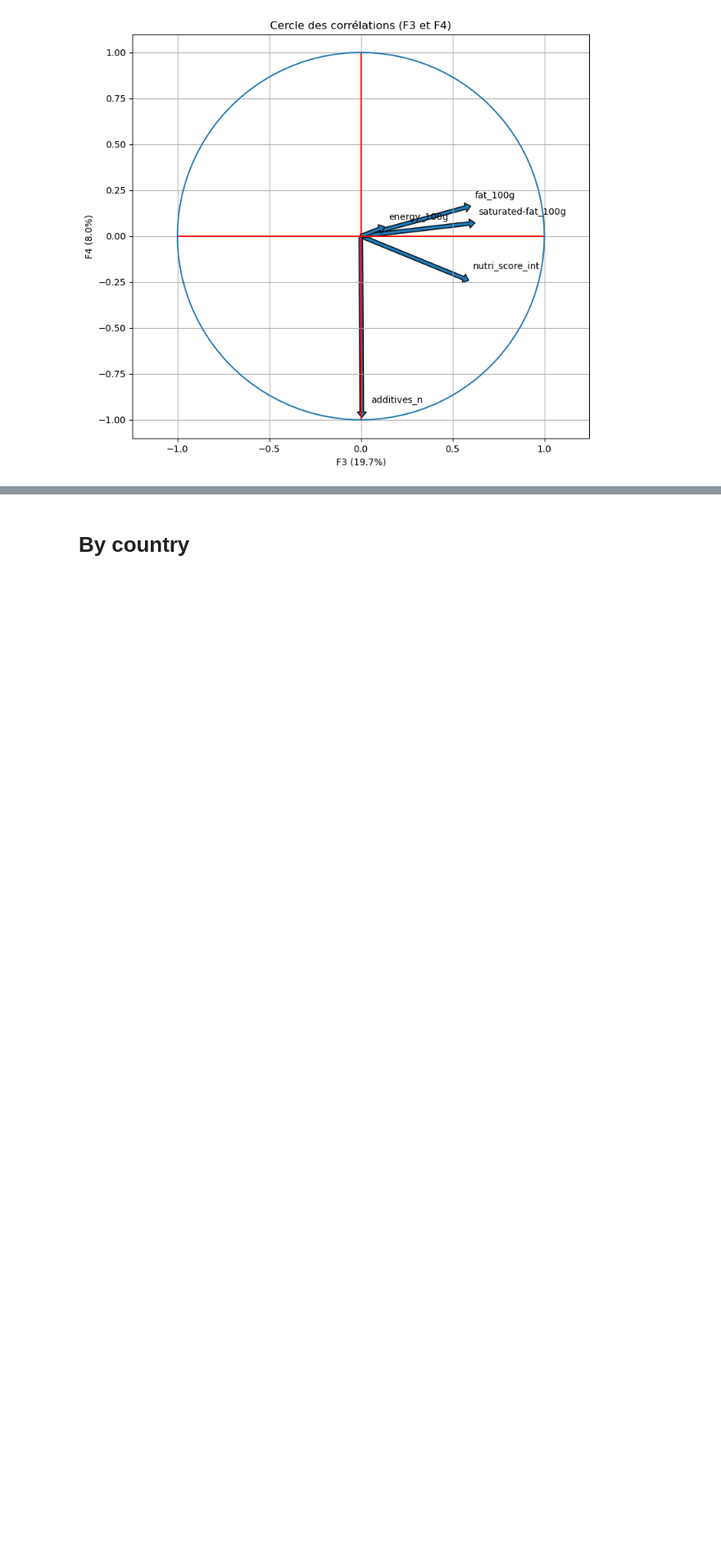
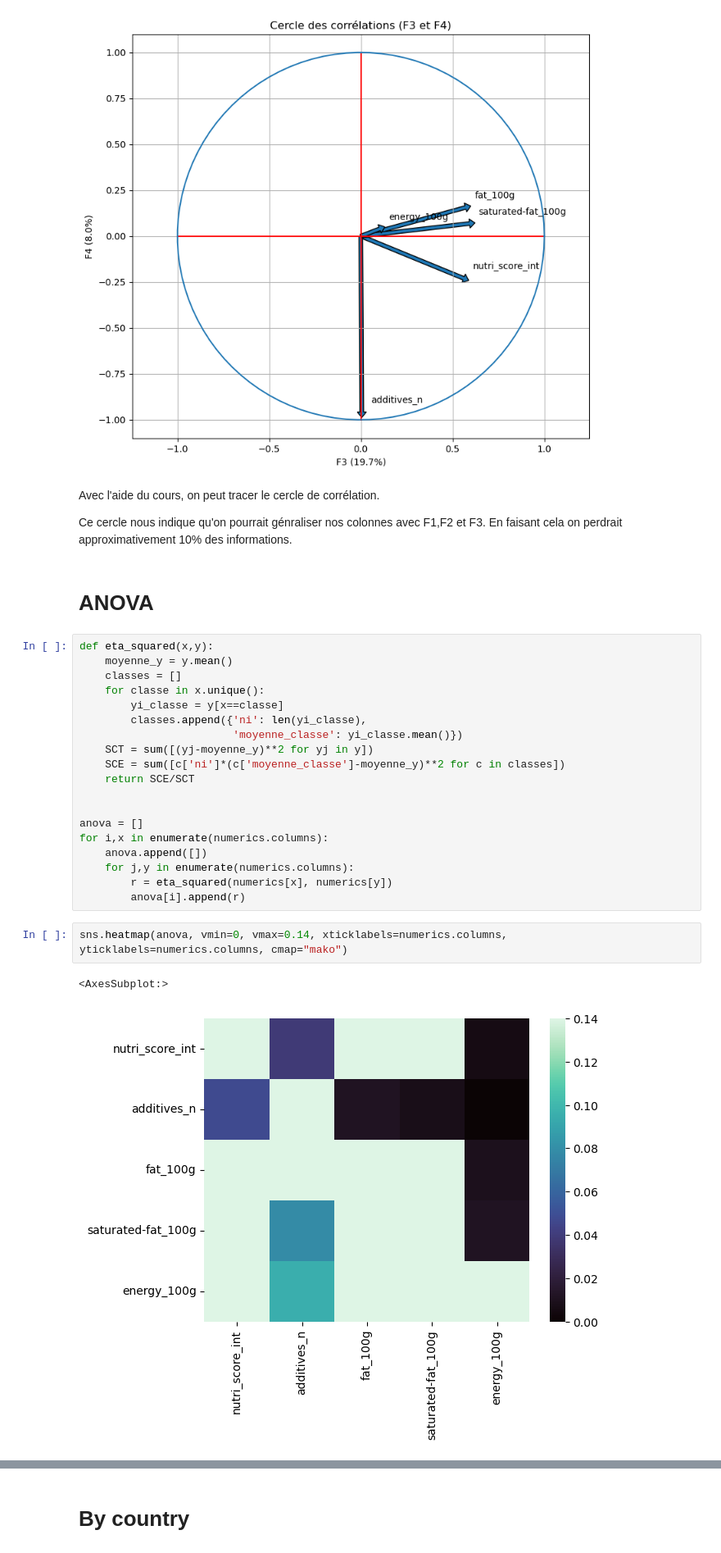
Before and after one commit to AlanBlanchet/SantePubliqueFrance, a Jupyter notebook: analyse.ipynb, the cells around one changed output, grey strips where cells are left out. Shown: that part at 82% size. Saved outputs shown, nothing was run; the diff lists cells and outputs as text; blank space fills up the shorter version.

```diff
--- a/analyse.ipynb
+++ b/analyse.ipynb
@@ -246,3 +253,33 @@ x,y=2,3
 pca_circle(pca, x, y)
 # %% [output]
 [figure]
+# %% [markdown]
+Avec l'aide du cours, on peut tracer le cercle de corrélation.
+
+Ce cercle nous indique qu'on pourrait génraliser nos colonnes avec F1,F2 et F3. En faisant cela on perdrait approximativement 10% des informations.
+# %% [markdown]
+# ANOVA
+# %%
+def eta_squared(x,y):
+    moyenne_y = y.mean()
+    classes = []
+    for classe in x.unique():
+        yi_classe = y[x==classe]
+        classes.append({'ni': len(yi_classe),
+                        'moyenne_classe': yi_classe.mean()})
+    SCT = sum([(yj-moyenne_y)**2 for yj in y])
+    SCE = sum([c['ni']*(c['moyenne_classe']-moyenne_y)**2 for c in classes])
+    return SCE/SCT
+
+
+anova = []
+for i,x in enumerate(numerics.columns):
+    anova.append([])
+    for j,y in enumerate(numerics.columns):
+        r = eta_squared(numerics[x], numerics[y])
+        anova[i].append(r)
+# %%
+sns.heatmap(anova, vmin=0, vmax=0.14, xticklabels=numerics.columns, yticklabels=numerics.columns, cmap="mako")
+# %% [output]
+<AxesSubplot:>
+[figure, added]
```
Also changed, not shown: parts of 14 cells of this notebook, 4 other files.
